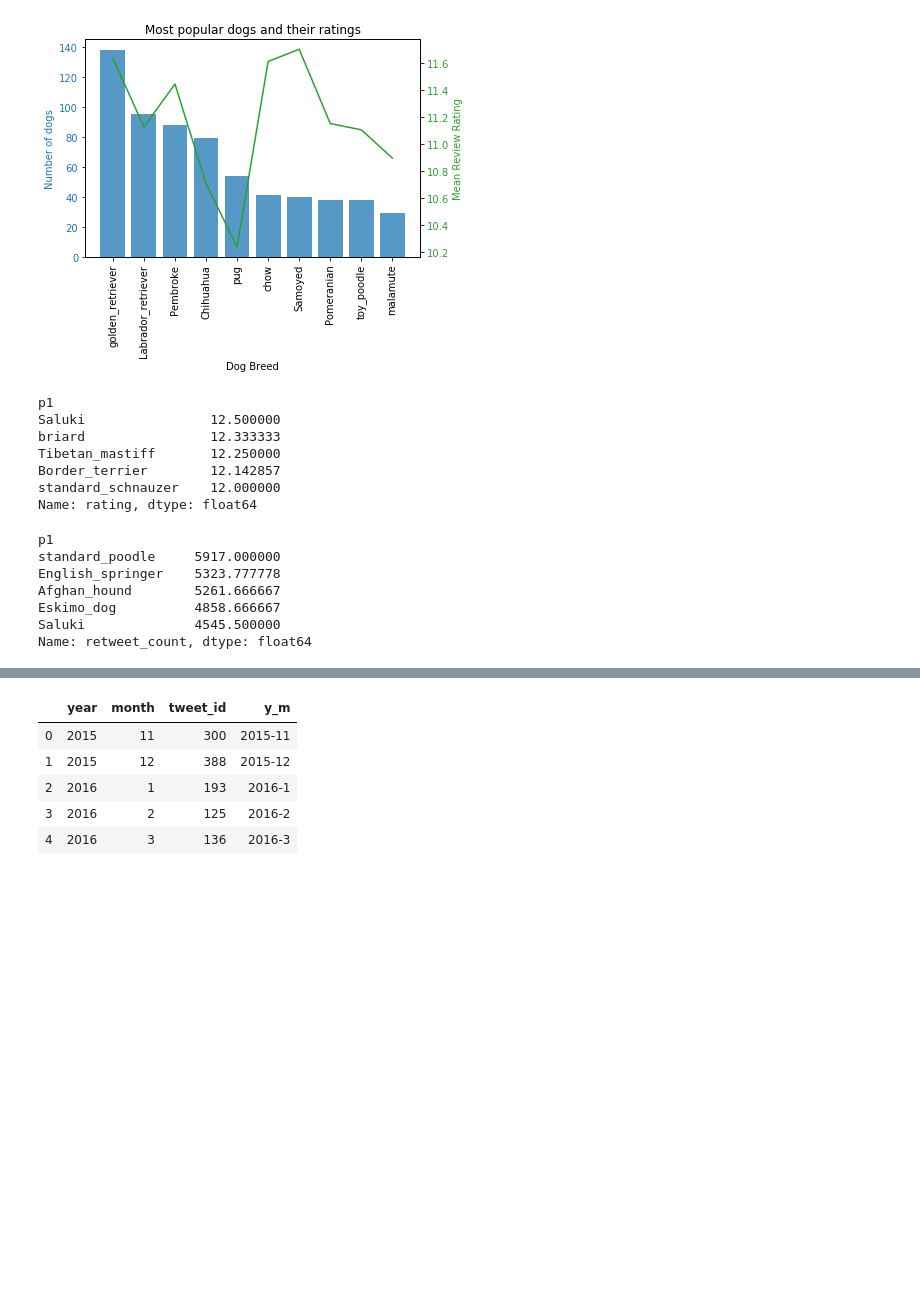
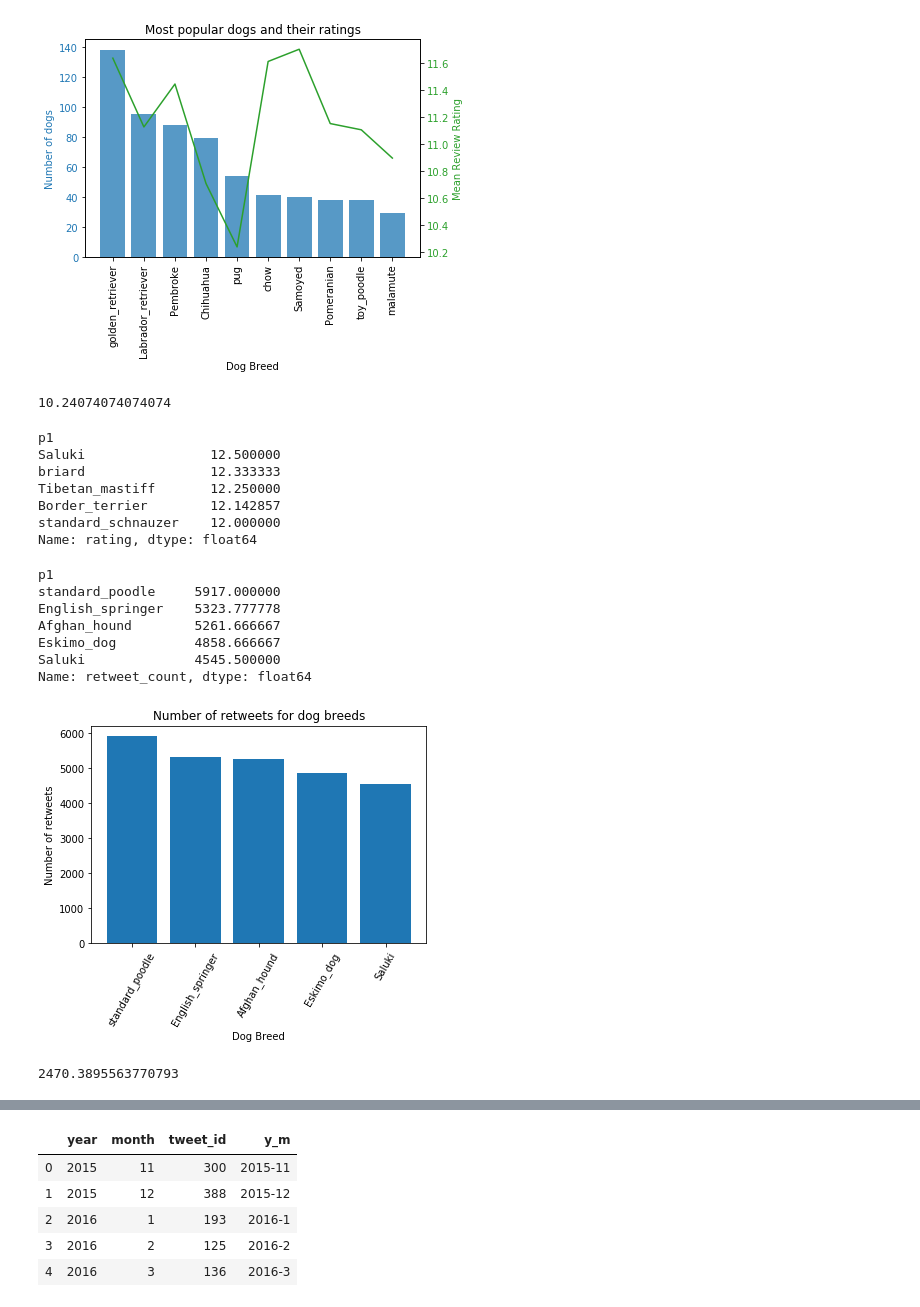
Before and after one commit to srinivasayer4/Udacity-WeRateDogs-project, a Jupyter notebook: Udacity Project_We Rate Dogs Analysis.ipynb, the cells around one changed output, grey strips where cells are left out. Saved outputs shown, nothing was run; the diff lists cells and outputs as text; code cells hidden in the pictures; blank space fills up the shorter version.

```diff
--- a/Udacity Project_We Rate Dogs Analysis.ipynb
+++ b/Udacity Project_We Rate Dogs Analysis.ipynb
@@ -964,6 +974,11 @@ ax2.tick_params(axis='y', labelcolor=color)
 ax2.set_title('Most popular dogs and their ratings');
 # %% [output]
 [figure]
+# %%
+# Mean Rating for pugs
+master.query('p1_dog==True & p1=="pug"')['rating'].mean()
+# %% [output]
+10.24074074074074
 # %%
 # Finding which breeds have the highest rating
 temp_series3= master.query('p1_dog==True').groupby(by='p1').mean()['rating'].sort_values(ascending= False).head(5)
@@ -978,15 +993,26 @@ standard_schnauzer    12.000000
 Name: rating, dtype: float64
 # %%
 # Finding which breeds get retweeted the most
-master.query('p1_dog==True').groupby(by='p1').mean()['retweet_count'].sort_values(ascending= False).head(5)
+temp_series4= master.query('p1_dog==True').groupby(by='p1').mean()['retweet_count'].sort_values(ascending= False).head(5)
+plt.bar(x= temp_series4.index, height= temp_series4)
+plt.xticks(rotation=60)
+plt.xlabel('Dog Breed')
+plt.ylabel('Number of retweets')
+plt.title('Number of retweets for dog breeds');
+print(temp_series4)
 # %% [output]
 p1
 standard_poodle     5917.000000
 English_springer    5323.777778
 Afghan_hound        5261.666667
 Eskimo_dog          4858.666667
 Saluki              4545.500000
 Name: retweet_count, dtype: float64
+[figure, added]
+# %%
+master['retweet_count'].mean()
+# %% [output]
+2470.3895563770793
 # %%
 master.head(1)
 # %% [output]
```
Also changed, not shown: parts of 2 cells of this notebook.
